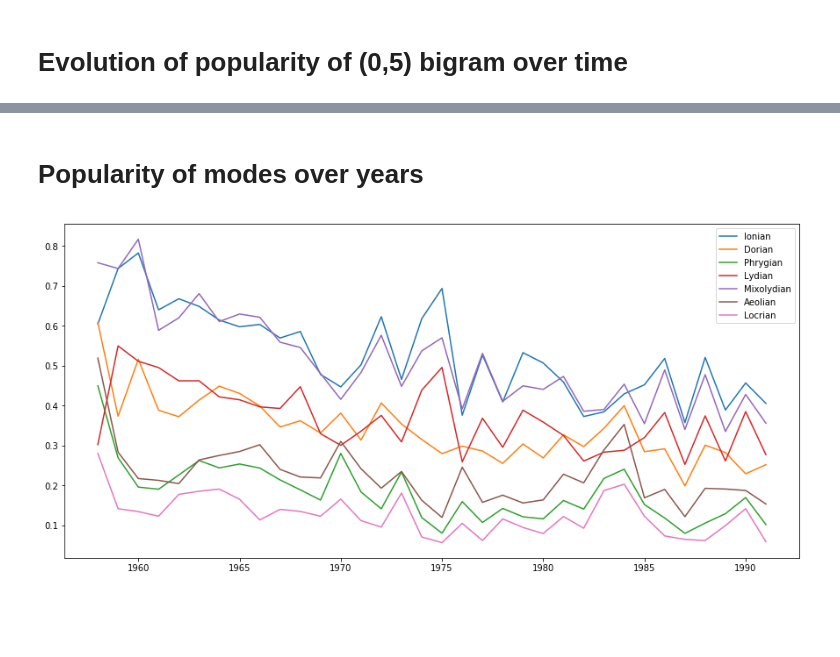
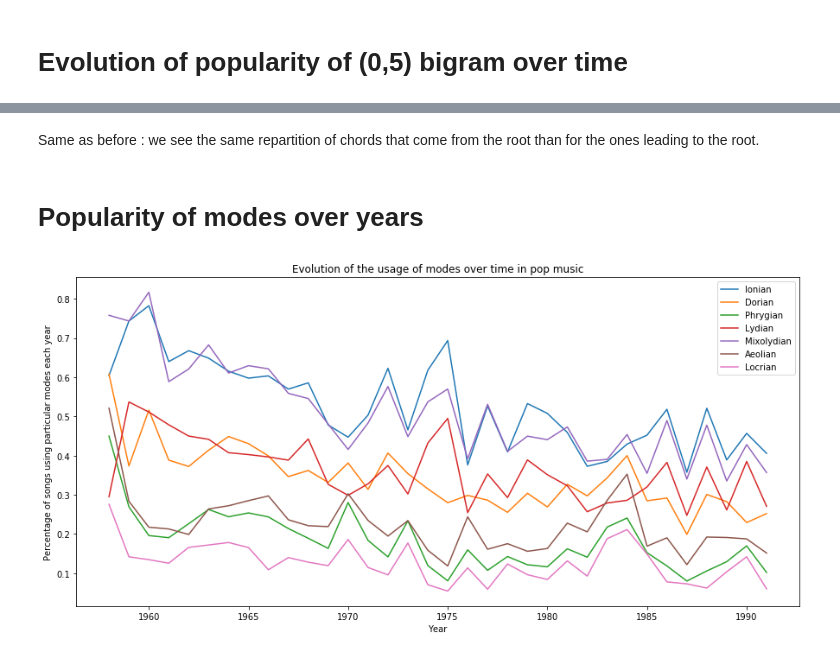
Before and after one commit to lucieperrotta/Digital-Musicology, a Jupyter notebook: processing/processing.ipynb, the cells around one changed output, grey strips where cells are left out. Saved outputs shown, nothing was run; the diff lists cells and outputs as text; code cells hidden in the pictures; blank space fills up the shorter version.

```diff
--- a/processing/processing.ipynb
+++ b/processing/processing.ipynb
@@ -237,0 +236,7 @@ plt.show()
+# %%
+year2chord70 = dict()
+
+for year in year2bigrams:
+    year2chord70[year] = year2bigrams[year].count(tuple((7,0))) / len(year2bigrams[year])
+
+# year2chord70[year]
@@ -237,0 +267,20 @@ plt.show()
+# %%
+from datetime import datetime
+year2diff = dict()
+# For 1-difference, ng = 2
+ng=2
+
+for elem in clean_data: # populate empty (to have existing keys)
+    year = datetime.strptime(elem[1], '%m/%d/%Y').year
+    year2diff[year]=list()
+
+for elem in clean_data: # populate for real
+    year = datetime.strptime(elem[1], '%m/%d/%Y').year
+
+    for m in range(elem[5].shape[0] - ng + 1):
+        year2diff[year].append(int(elem[5][m+1][0]) - int(elem[5][m][0]))
+# %%
+year2diff_7 = dict()
+
+for year in year2bigrams:
+    year2diff_7[year] = year2diff[year].count(-7) / len(year2diff[year])
@@ -238,3 +366,5 @@ plt.show()
+# %% [markdown]
+Same as before : we see the same repartition of chords that come from the root than for the ones leading to the root.
 # %% [markdown]
 # Popularity of modes over years
 # %%
@@ -282,7 +412,7 @@ def year2mode(clean_data, mode):
         year = datetime.strptime(elem[1], '%m/%d/%Y').year
         year2ionian[year].append(song_mode(list(map(tuple, elem[5])), mode))
 
-    for year in year2fourgrams: # computing the means for each year
+    for year in year2bigrams: # computing the means for each year
         year2ionian[year] = np.mean(year2ionian[year])
 
     return year2ionian
@@ -303,32 +433,34 @@ lists = sorted(year2ionian.items()) # sorted by key, return a list of tuples
 x, y = zip(*lists) # unpack a list of pairs into two tuples
 plt.plot(x, y, label='Ionian')
 
 lists = sorted(year2dorian.items()) # sorted by key, return a list of tuples
 x, y = zip(*lists) # unpack a list of pairs into two tuples
 plt.plot(x, y, label='Dorian')
 
 lists = sorted(year2phrygian.items()) # sorted by key, return a list of tuples
 x, y = zip(*lists) # unpack a list of pairs into two tuples
 plt.plot(x, y, label='Phrygian')
 
 lists = sorted(year2lydian.items()) # sorted by key, return a list of tuples
 x, y = zip(*lists) # unpack a list of pairs into two tuples
 plt.plot(x, y, label='Lydian')
 
 lists = sorted(year2mixolydian.items()) # sorted by key, return a list of tuples
 x, y = zip(*lists) # unpack a list of pairs into two tuples
 plt.plot(x, y, label='Mixolydian')
 
 lists = sorted(year2aeolian.items()) # sorted by key, return a list of tuples
 x, y = zip(*lists) # unpack a list of pairs into two tuples
 plt.plot(x, y, label='Aeolian')
 
 lists = sorted(year2locrian.items()) # sorted by key, return a list of tuples
 x, y = zip(*lists) # unpack a list of pairs into two tuples
 plt.plot(x, y, label='Locrian')
 
 plt.legend()
-
+plt.xlabel('Year')
+plt.ylabel('Percentage of songs using particular modes each year')
+plt.title('Evolution of the usage of modes over time in pop music')
 plt.show()
 # %% [output]
-[figure, old version]
+[figure, new version]
```
Also changed, not shown: parts of 30 cells of this notebook.
